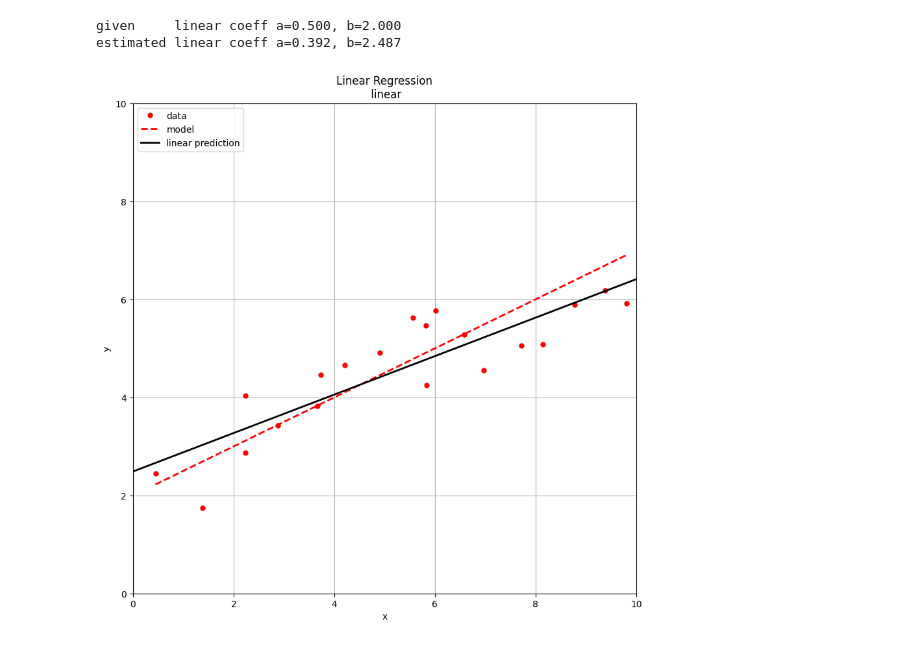
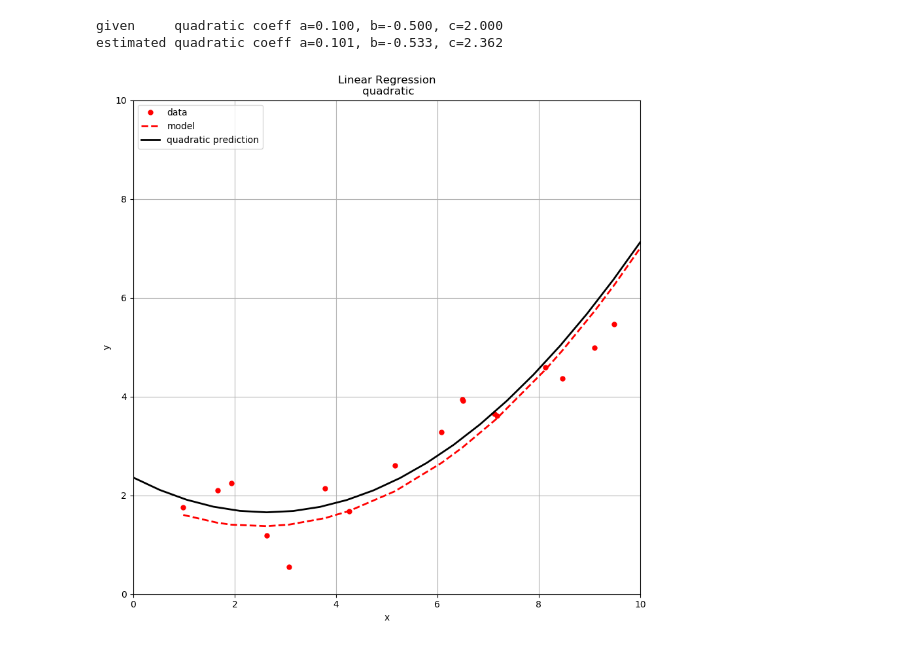
Before and after one commit to henryppi/data_analysis, a Jupyter notebook: exercise_06_linear_regression/run_linear_regression.ipynb, the cells around one changed output. Saved outputs shown, nothing was run; the diff lists cells and outputs as text; code cells hidden in the pictures.

Commit message:
updated linear regression

```diff
--- a/exercise_06_linear_regression/run_linear_regression.ipynb
+++ b/exercise_06_linear_regression/run_linear_regression.ipynb
@@ -4,46 +58,49 @@ import matplotlib.pyplot as plt
 # %%
-# linear
+# quadratic
 L = 10
 H = 10
 nx = 20
 x_pred = np.cumsum(np.random.rand(nx)*2*L/nx)
 
-a = 0.5
-b = 2.0
-y_mod = a*x_pred+b
+a = 0.1
+b = -0.5
+c = 2.0
+y_mod = a*x_pred**2+b*x_pred+c
 y_resp =  y_mod+(np.random.rand(nx)-0.5)*2.0
 
-X = np.zeros([nx,2],float)
+X = np.zeros([nx,3],float)
 X[:,0] = 1
 X[:,1] = x_pred[:]
+X[:,2] = x_pred[:]**2
 
 X = np.matrix(X)
 
 beta = np.linalg.inv(X.T*X)*X.T *np.array([y_resp]).T
 beta = np.array(beta).flatten()
 
 x_test = np.linspace(0,L,nx)
-y_test = beta[0] +beta[1]*x_test
+y_test = beta[2]*x_test**2+beta[1]*x_test + beta[0]
 
-print("given     linear coeff a={:2.3f}, b={:2.3f}".format(a,b))
-print("estimated linear coeff a={:2.3f}, b={:2.3f}".format(beta[1],beta[0]))
+print("given     quadratic coeff a={:2.3f}, b={:2.3f}, c={:2.3f}".format(a,b,c))
+print("estimated quadratic coeff a={:2.3f}, b={:2.3f}, c={:2.3f}".format(beta[2],beta[1],beta[0]))
 
 fig=plt.figure(figsize=(10,10), dpi=100, facecolor='w', edgecolor='k')
 ax = fig.add_subplot(111)
 ax.plot(x_pred,y_resp,'or',label='data',markersize=5)
 ax.plot(x_pred,y_mod,'--r',lw=2,label='model')
-ax.plot(x_test,y_test,'-k',lw=2,label='linear prediction')
+ax.plot(x_test,y_test,'-k',lw=2,label='quadratic prediction')
+
 
 plt.xlim([0,L])
 plt.ylim([0,H])
 plt.grid()
 plt.xlabel('x')
 plt.ylabel('y')
-plt.title('Linear Regression\n linear')
+plt.title('Linear Regression\n quadratic')
 plt.legend(loc='upper left')
-plt.savefig('linear_regression_linear.png',dpi=200,format='png')
+plt.savefig('linear_regression_quadratic.png',dpi=200,format='png')
 plt.show()
 # %% [output]
-given     linear coeff a=0.500, b=2.000
-estimated linear coeff a=0.392, b=2.487
+given     quadratic coeff a=0.100, b=-0.500, c=2.000
+estimated quadratic coeff a=0.101, b=-0.533, c=2.362
-[figure, old version]
+[figure, new version]
```
Also changed, not shown: parts of 4 cells of this notebook, 3 other files.
